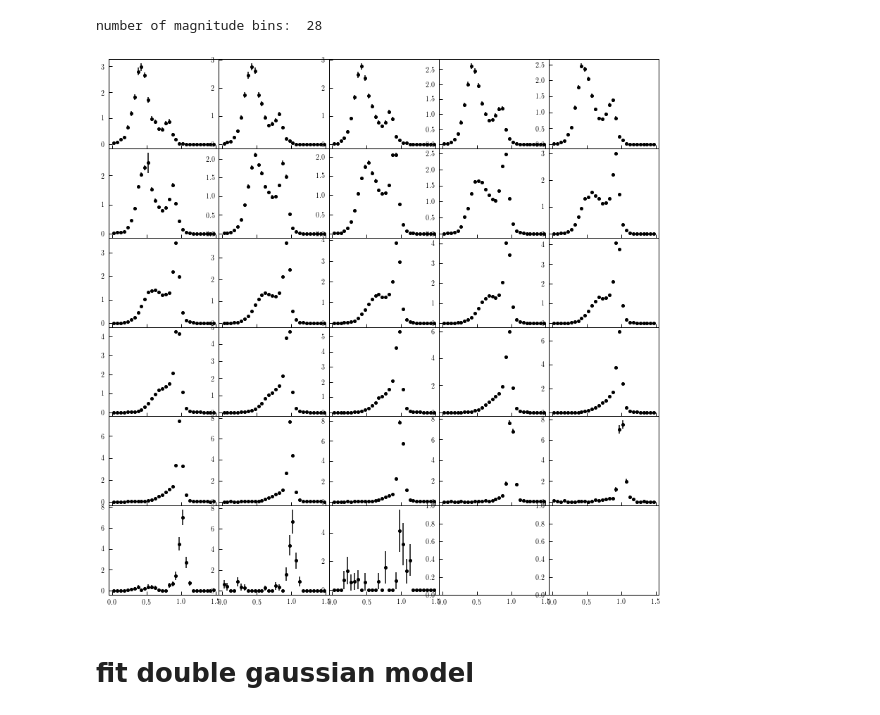
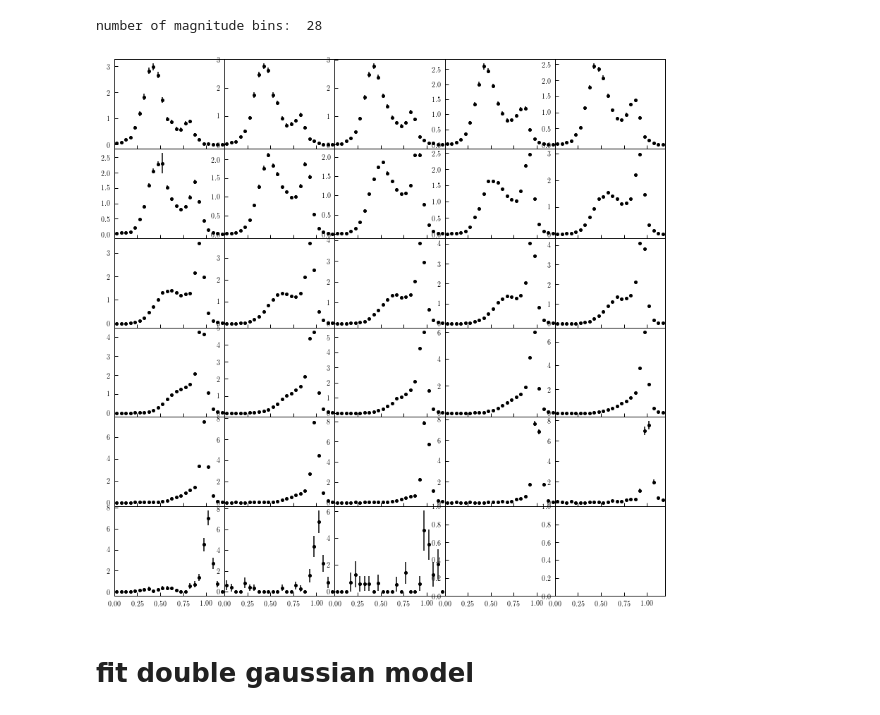
Before and after one commit to duncandc/galaxy_shapes, a Jupyter notebook: sdss_measurements/notebooks/galaxy_color.ipynb, the cells around one changed output. Drawn from its saved outputs; the diff is of its cells as text; code cells hidden in the pictures.

```diff
--- a/sdss_measurements/notebooks/galaxy_color.ipynb
+++ b/sdss_measurements/notebooks/galaxy_color.ipynb
@@ -38,23 +38,23 @@ number of magnitude bins:  28
 # %%
 # row and column sharing
 fig, axes = plt.subplots(6, 5, sharex=True, sharey=False, figsize=(14.0,14.0))
 axes = axes.flatten()
 plt.subplots_adjust(wspace=0, hspace=0)
 
 for i in range(0,28):
 
     ax = axes[i]
 
     t = Table.read('../data/sample_'+str(int(i))+'_g_minus_r.dat', format='ascii')
 
     x0 = t['g_minus_r']
     y0 = t['frequency']
     y0_err = t['err']
     ax.errorbar(x0,y0,y0_err,fmt='o', ms=4, color='black')
-
+ax.set_xlim([0,1.2])
 plt.show()
 # %% [output]
-[figure, old version]
+[figure, new version]
 # %% [markdown]
 # fit double gaussian model
 # %%
```
Also changed, not shown: parts of 12 cells of this notebook, 4 other files.
